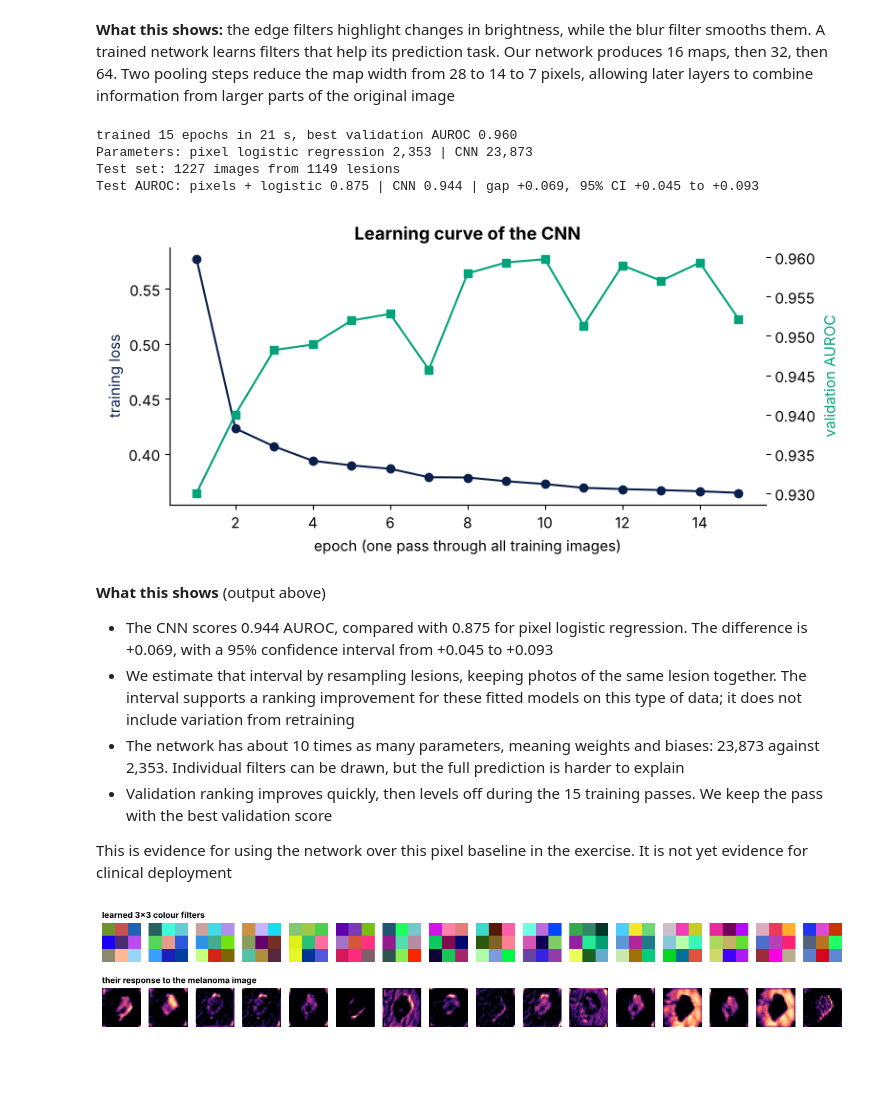
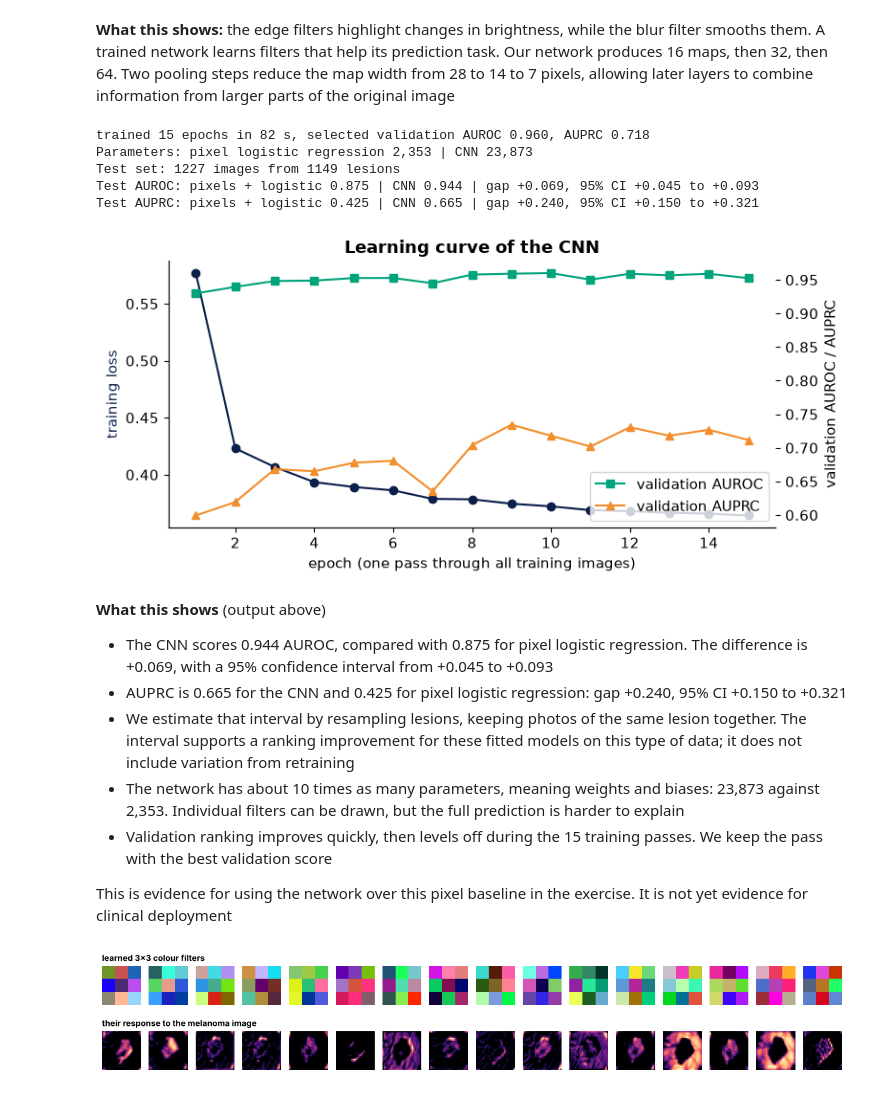
Before and after one commit to IE-ML-for-Healthcare/Deep-learning-RAI, a Jupyter notebook: 03_DL_images_and_the_test_set_trap.ipynb, the cells around one changed output. Cells and saved outputs as stored; diff of their text form; code cells hidden in the pictures; blank space fills up the shorter version.

```diff
--- a/03_DL_images_and_the_test_set_trap.ipynb
+++ b/03_DL_images_and_the_test_set_trap.ipynb
@@ -229,45 +231,51 @@ def train_cnn(Xtr, ytr, Xva, yva, epochs=15, use_augment=True, seed=0, verbose=T
         for i in range(0, len(yt), 128):
             b = perm[i:i + 128]; x = augment(Ttr[b]) if use_augment else Ttr[b]
             opt.zero_grad(); loss = lossf(model(x).squeeze(1), yt[b]); loss.backward(); opt.step(); tot += loss.item() * len(b)
-        auc = roc_auc_score(yva, predict_cnn(model, Tva))
-        hist.append({"epoch": ep + 1, "train_loss": tot / len(yt), "val_auroc": auc})
-        if auc > best: best, state = auc, {k: v.clone() for k, v in model.state_dict().items()}
+        pva = predict_cnn(model, Tva)
+        auc = roc_auc_score(yva, pva)
+        auprc = average_precision_score(yva, pva)
+        hist.append({"epoch": ep + 1, "train_loss": tot / len(yt), "val_auroc": auc, "val_auprc": auprc})
+        if auc > best: best, best_auprc, state = auc, auprc, {k: v.clone() for k, v in model.state_dict().items()}
     model.load_state_dict(state); model.eval()
-    if verbose: print(f"trained {epochs} epochs in {time.time() - t0:.0f} s, best validation AUROC {best:.3f}")
+    if verbose: print(f"trained {epochs} epochs in {time.time() - t0:.0f} s, selected validation AUROC {best:.3f}, AUPRC {best_auprc:.3f}")
     return model, (mu, sd), pd.DataFrame(hist)
 # %%
 model, (mu, sd), hist = train_cnn(data["train"]["X"], data["train"]["y"], data["val"]["X"], data["val"]["y"], seed=0)
 T = {s: to_tensor(data[s]["X"], mu, sd) for s in data}
 p_cnn = predict_cnn(model, T["test"]); yte = data["test"]["y"]
 print(f"Parameters: pixel logistic regression {pix.coef_.size + 1:,} | CNN {sum(q.numel() for q in model.parameters()):,}")
 
 # Lesion-level bootstrap: resample lesions, not images, because a few test lesions have more than one photo
 rng = np.random.default_rng(0)
 les = data["test"]["meta"].lesion_id.values; uniq = np.unique(les); rows_of = {g: np.where(les == g)[0] for g in uniq}
 print(f"Test set: {len(yte)} images from {len(uniq)} lesions")
 B = [np.concatenate([rows_of[g] for g in rng.choice(uniq, len(uniq))]) for _ in range(2000)]
-gaps = [roc_auc_score(yte[b], p_cnn[b]) - roc_auc_score(yte[b], p_pix[b]) for b in B]
-print(f"Test AUROC: pixels + logistic {roc_auc_score(yte, p_pix):.3f} | CNN {roc_auc_score(yte, p_cnn):.3f} | "
-      f"gap {roc_auc_score(yte, p_cnn) - roc_auc_score(yte, p_pix):+.3f}, 95% CI {np.percentile(gaps, 2.5):+.3f} to {np.percentile(gaps, 97.5):+.3f}")
+for metric, score in [("AUROC", roc_auc_score), ("AUPRC", average_precision_score)]:
+    gaps = [score(yte[b], p_cnn[b]) - score(yte[b], p_pix[b]) for b in B]
+    print(f"Test {metric}: pixels + logistic {score(yte, p_pix):.3f} | CNN {score(yte, p_cnn):.3f} | "
+          f"gap {score(yte, p_cnn) - score(yte, p_pix):+.3f}, 95% CI {np.percentile(gaps, 2.5):+.3f} to {np.percentile(gaps, 97.5):+.3f}")
 
 fig, ax = plt.subplots(figsize=(8, 3.8)); ax2 = ax.twinx()
 ax.plot(hist.epoch, hist.train_loss, "o-", color=NAVY, label="training loss"); ax.set_ylabel("training loss", color=NAVY)
-ax2.plot(hist.epoch, hist.val_auroc, "s-", color=GREEN, label="validation AUROC"); ax2.set_ylabel("validation AUROC", color=GREEN)
+ax2.plot(hist.epoch, hist.val_auroc, "s-", color=GREEN, label="validation AUROC"); ax2.set_ylabel("validation AUROC / AUPRC")
+ax2.plot(hist.epoch, hist.val_auprc, "^-", color=ORANGE, label="validation AUPRC"); ax2.legend(loc="lower right")
 ax.set_xlabel("epoch (one pass through all training images)"); ax.set_title("Learning curve of the CNN"); plt.tight_layout(); plt.show()
 
 # Save for sessions 4 and 5
 Path("models").mkdir(exist_ok=True)
 torch.save({"state": model.state_dict(), "mu": mu, "sd": sd, "data": "dermamnist_corrected_28.npz", "seed": 0, "torch": torch.__version__}, "models/cnn_corrected_seed0.pt")
 # %% [output]
-trained 15 epochs in 21 s, best validation AUROC 0.960
+trained 15 epochs in 82 s, selected validation AUROC 0.960, AUPRC 0.718
 Parameters: pixel logistic regression 2,353 | CNN 23,873
 Test set: 1227 images from 1149 lesions
 Test AUROC: pixels + logistic 0.875 | CNN 0.944 | gap +0.069, 95% CI +0.045 to +0.093
+Test AUPRC: pixels + logistic 0.425 | CNN 0.665 | gap +0.240, 95% CI +0.150 to +0.321
-[figure, old version]
+[figure, new version]
 # %% [markdown]
 **What this shows** (output above)
 
 - The CNN scores 0.944 AUROC, compared with 0.875 for pixel logistic regression. The difference is +0.069, with a 95% confidence interval from +0.045 to +0.093
+- AUPRC is 0.665 for the CNN and 0.425 for pixel logistic regression: gap +0.240, 95% CI +0.150 to +0.321
 - We estimate that interval by resampling lesions, keeping photos of the same lesion together. The interval supports a ranking improvement for these fitted models on this type of data; it does not include variation from retraining
 - The network has about 10 times as many parameters, meaning weights and biases: 23,873 against 2,353. Individual filters can be drawn, but the full prediction is harder to explain
 - Validation ranking improves quickly, then levels off during the 15 training passes. We keep the pass with the best validation score
```
Also changed, not shown: parts of 10 cells of this notebook, 2 other files.
